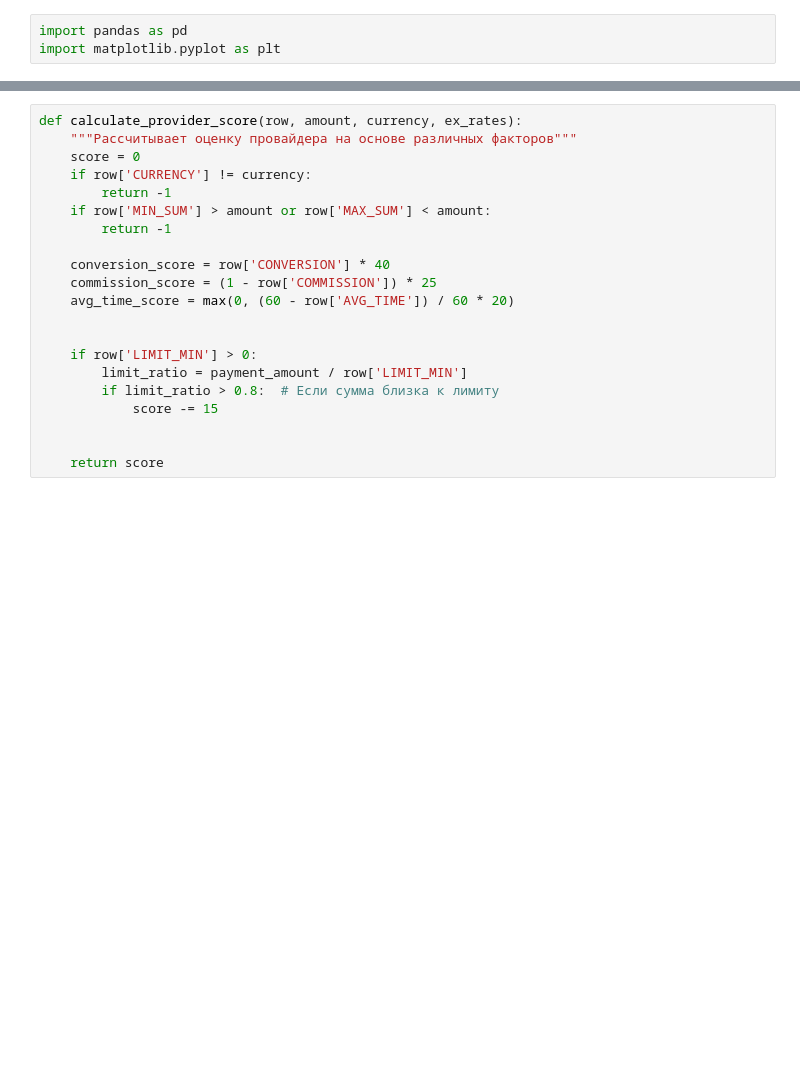
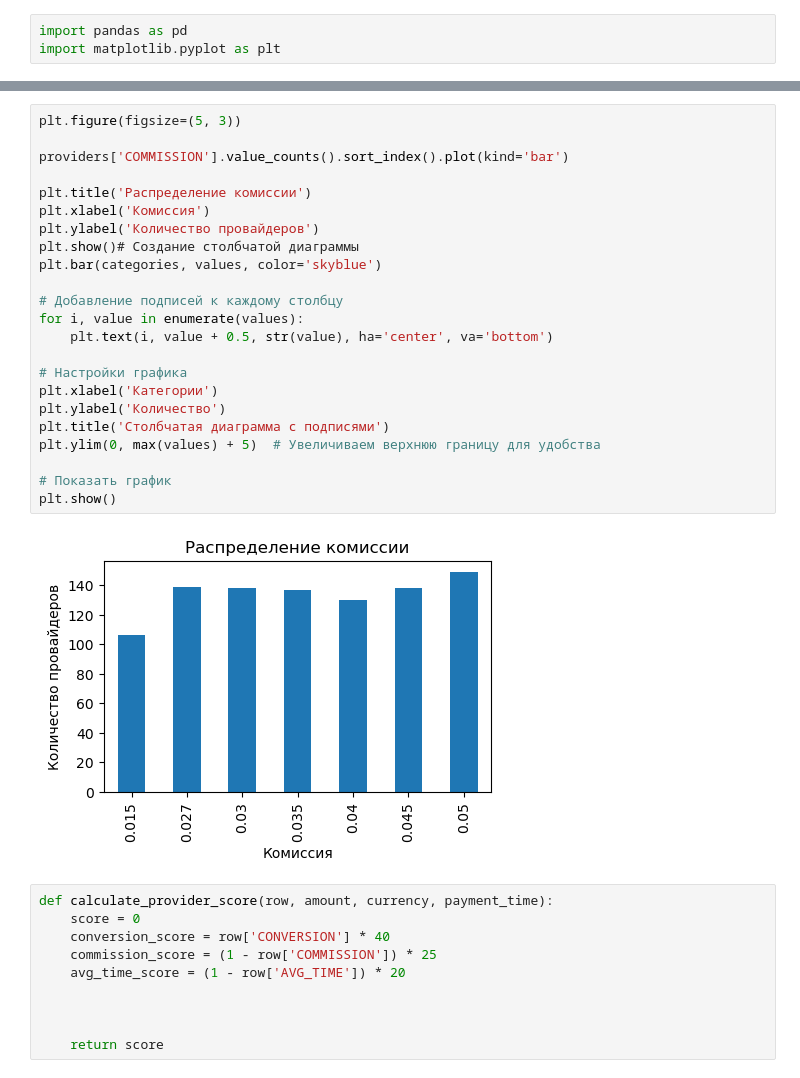
Before and after one commit to avolxn/xmas-hack, a Jupyter notebook: main.ipynb, the cells around one changed output, grey strips where cells are left out. Cells and saved outputs as stored; diff of their text form; blank space fills up the shorter version.

```diff
--- a/main.ipynb
+++ b/main.ipynb
@@ -98,21 +92,35 @@ plt.show()
+# %%
+plt.figure(figsize=(5, 3))
+
+providers['COMMISSION'].value_counts().sort_index().plot(kind='bar')
+
+plt.title('Распределение комиссии')
+plt.xlabel('Комиссия')
+plt.ylabel('Количество провайдеров')
+plt.show()# Создание столбчатой диаграммы
+plt.bar(categories, values, color='skyblue')
+
+# Добавление подписей к каждому столбцу
+for i, value in enumerate(values):
+    plt.text(i, value + 0.5, str(value), ha='center', va='bottom')
+
+# Настройки графика
+plt.xlabel('Категории')
+plt.ylabel('Количество')
+plt.title('Столбчатая диаграмма с подписями')
+plt.ylim(0, max(values) + 5)  # Увеличиваем верхнюю границу для удобства
+
+# Показать график
+plt.show()
+# %% [output]
+[figure, added]
 # %%
-def calculate_provider_score(row, amount, currency, ex_rates):
-    """Рассчитывает оценку провайдера на основе различных факторов"""
+def calculate_provider_score(row, amount, currency, payment_time):
     score = 0
-    if row['CURRENCY'] != currency:
-        return -1
-    if row['MIN_SUM'] > amount or row['MAX_SUM'] < amount:
-        return -1
-
     conversion_score = row['CONVERSION'] * 40
     commission_score = (1 - row['COMMISSION']) * 25
-    avg_time_score = max(0, (60 - row['AVG_TIME']) / 60 * 20)
+    avg_time_score = (1 - row['AVG_TIME']) * 20
 
-
-    if row['LIMIT_MIN'] > 0:
-        limit_ratio = payment_amount / row['LIMIT_MIN']
-        if limit_ratio > 0.8:  # Если сумма близка к лимиту
-            score -= 15
 
 
     return score
```
Also changed, not shown: parts of 15 cells of this notebook.
